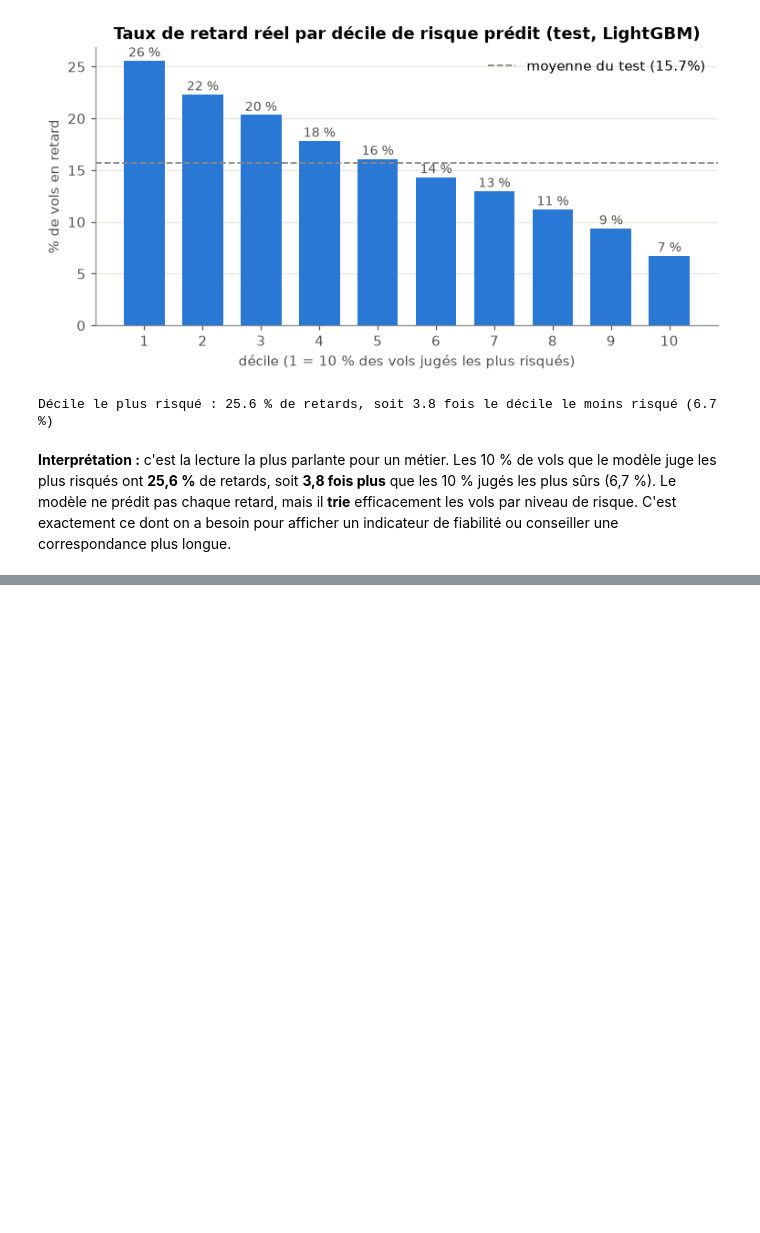
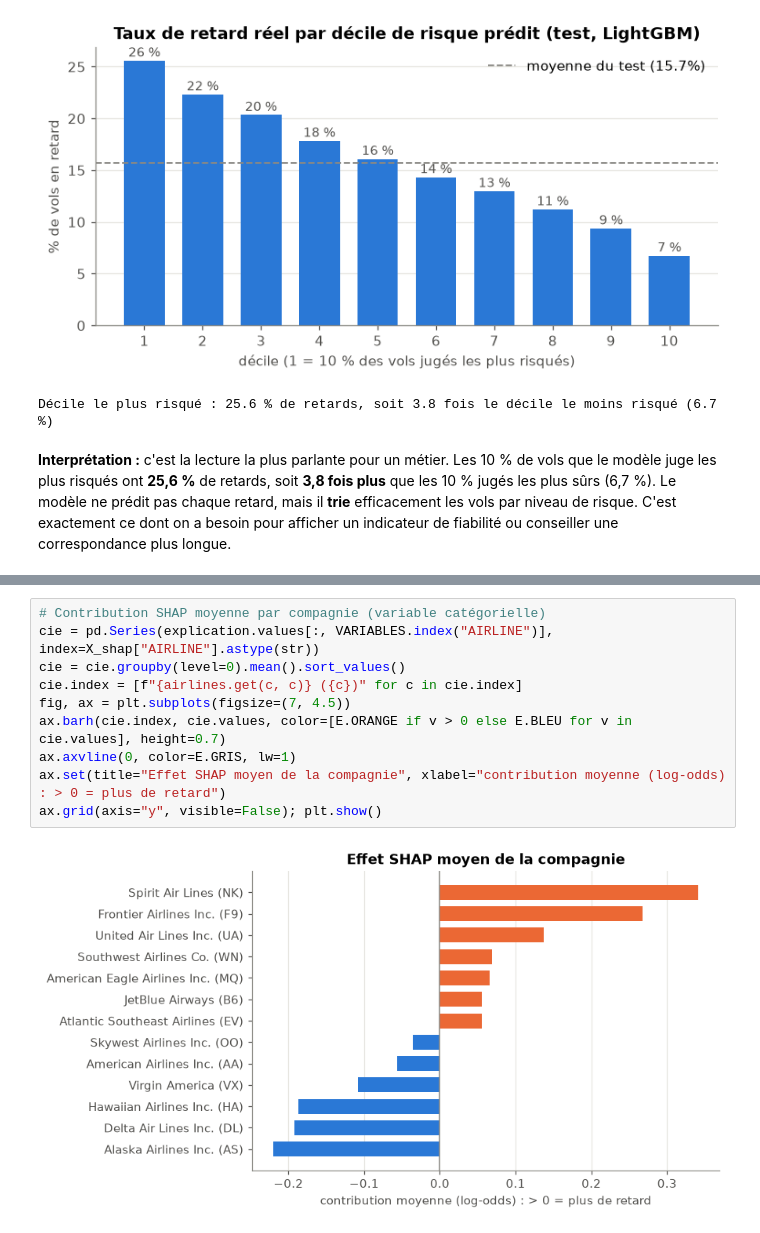
Before and after one commit to amenallahsallemi9-cell/flight-delay-prediction, a Jupyter notebook: notebooks/retards_avion.ipynb, the cells around one changed output, grey strips where cells are left out. Saved outputs shown, nothing was run; the diff lists cells and outputs as text; blank space fills up the shorter version.

```diff
--- a/notebooks/retards_avion.ipynb
+++ b/notebooks/retards_avion.ipynb
@@ -482,0 +557,12 @@ Décile le plus risqué : 25.6 % de retards, soit 3.8 fois le décile le moins r
+# %%
+# Contribution SHAP moyenne par compagnie (variable catégorielle)
+cie = pd.Series(explication.values[:, VARIABLES.index("AIRLINE")], index=X_shap["AIRLINE"].astype(str))
+cie = cie.groupby(level=0).mean().sort_values()
+cie.index = [f"{airlines.get(c, c)} ({c})" for c in cie.index]
+fig, ax = plt.subplots(figsize=(7, 4.5))
+ax.barh(cie.index, cie.values, color=[E.ORANGE if v > 0 else E.BLEU for v in cie.values], height=0.7)
+ax.axvline(0, color=E.GRIS, lw=1)
+ax.set(title="Effet SHAP moyen de la compagnie", xlabel="contribution moyenne (log-odds) : > 0 = plus de retard")
+ax.grid(axis="y", visible=False); plt.show()
+# %% [output]
+[figure, added]
```
Also changed, not shown: parts of 26 cells of this notebook, 5 other files.
